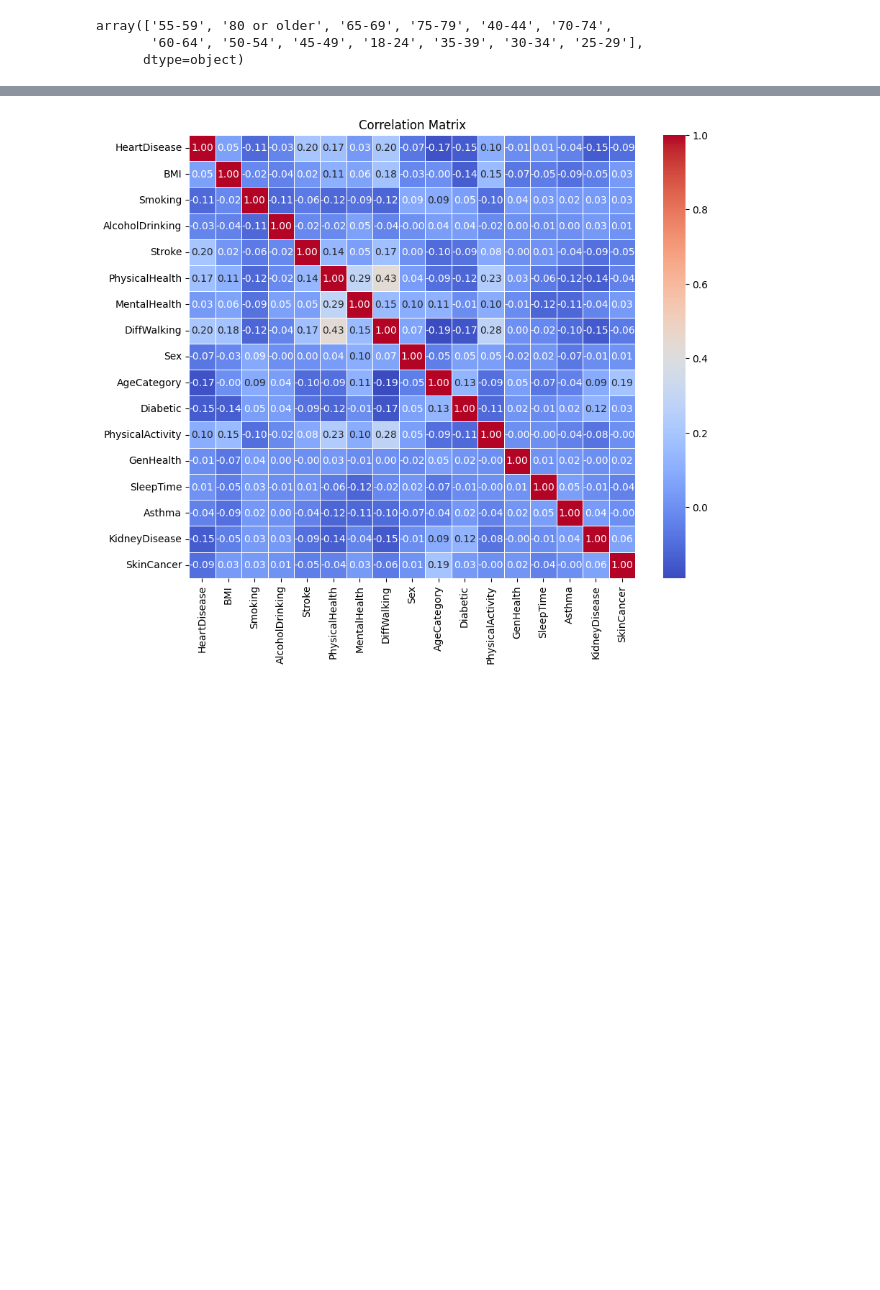
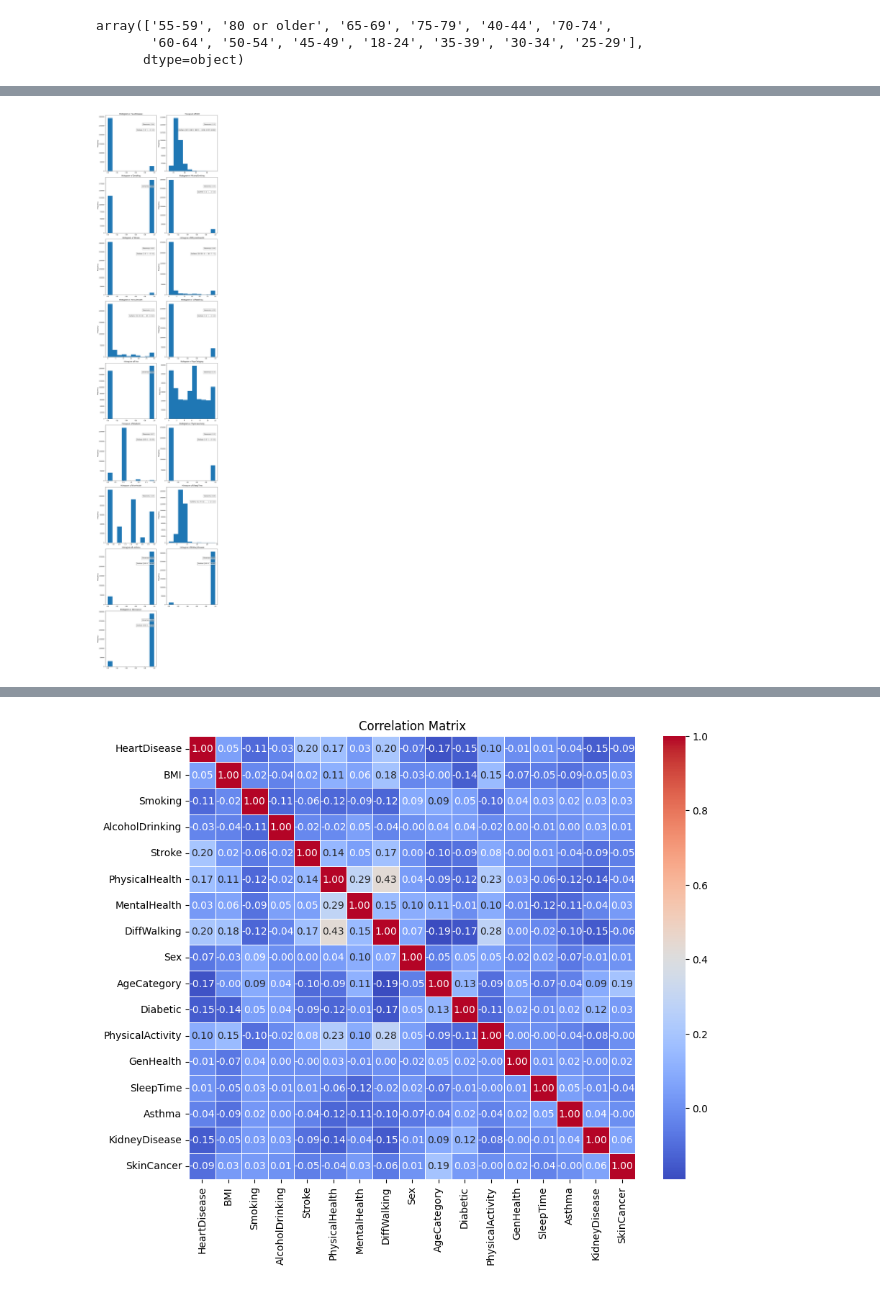
Before and after one commit to zaidiali9/Heart-Diagnostics, a Jupyter notebook: Project.ipynb, the cells around one changed output, grey strips where cells are left out. Saved outputs shown, nothing was run; the diff lists cells and outputs as text; code cells hidden in the pictures; blank space fills up the shorter version.

Commit message:
Graphs Done

```diff
--- a/Project.ipynb
+++ b/Project.ipynb
@@ -2,6 +2,6 @@
 import pandas as pd
 import matplotlib
 # %%
-dataframe = pd.read_csv("dataset.csv")
+dataframe = pd.read_csv("/content/dataset.csv")
 print(dataframe)
 # %% [output]
@@ -309,0 +322,51 @@ dataframe['AgeCategory'] = dataframe['AgeCategory'].map(Age_mapping)
+# %%
+import pandas as pd
+import matplotlib.pyplot as plt
+
+
+
+
+# Function to create histograms for all columns/attributes
+def plot_histograms(dataframe):
+    num_cols = dataframe.shape[1]  # Number of columns
+    num_rows = (num_cols + 1) // 2  # Number of rows in the subplot grid
+
+    fig, axes = plt.subplots(num_rows, 2, figsize=(12, 6*num_rows))
+
+    # Flatten axes if there's only one row
+    if num_rows == 1:
+        axes = axes.reshape(1, -1)
+
+    # Plot histograms for each column
+    for i, column in enumerate(dataframe.columns):
+        row = i // 2
+        col = i % 2
+        ax = axes[row, col]
+        dataframe[column].plot(kind='hist', ax=ax)
+        ax.set_title(f'Histogram of {column}')
+
+        skewness = dataframe[column].skew()
+        ax.text(0.95, 0.85, f'Skewness: {skewness:.2f}', transform=ax.transAxes, ha='right', va='top', bbox=dict(facecolor='white', alpha=0.5))
+
+         # Identify outliers
+        q1 = dataframe[column].quantile(0.25)
+        q3 = dataframe[column].quantile(0.75)
+        iqr = q3 - q1
+        lower_bound = q1 - 1.5 * iqr
+        upper_bound = q3 + 1.5 * iqr
+        outliers = dataframe[(dataframe[column] < lower_bound) | (dataframe[column] > upper_bound)][column]
+        if not outliers.empty:
+            ax.text(0.95, 0.75, f'Outliers: {outliers.values}', transform=ax.transAxes, ha='right', va='top', bbox=dict(facecolor='white', alpha=0.5))
+
+
+    # If number of columns is odd, remove the empty subplot
+    if num_cols % 2 != 0:
+        fig.delaxes(axes[-1, -1])
+
+    plt.tight_layout()
+    plt.show()
+
+# Call the function with your DataFrame
+plot_histograms(dataframe)
+# %% [output]
+[figure, added]
```
Also changed, not shown: parts of 16 cells of this notebook.
